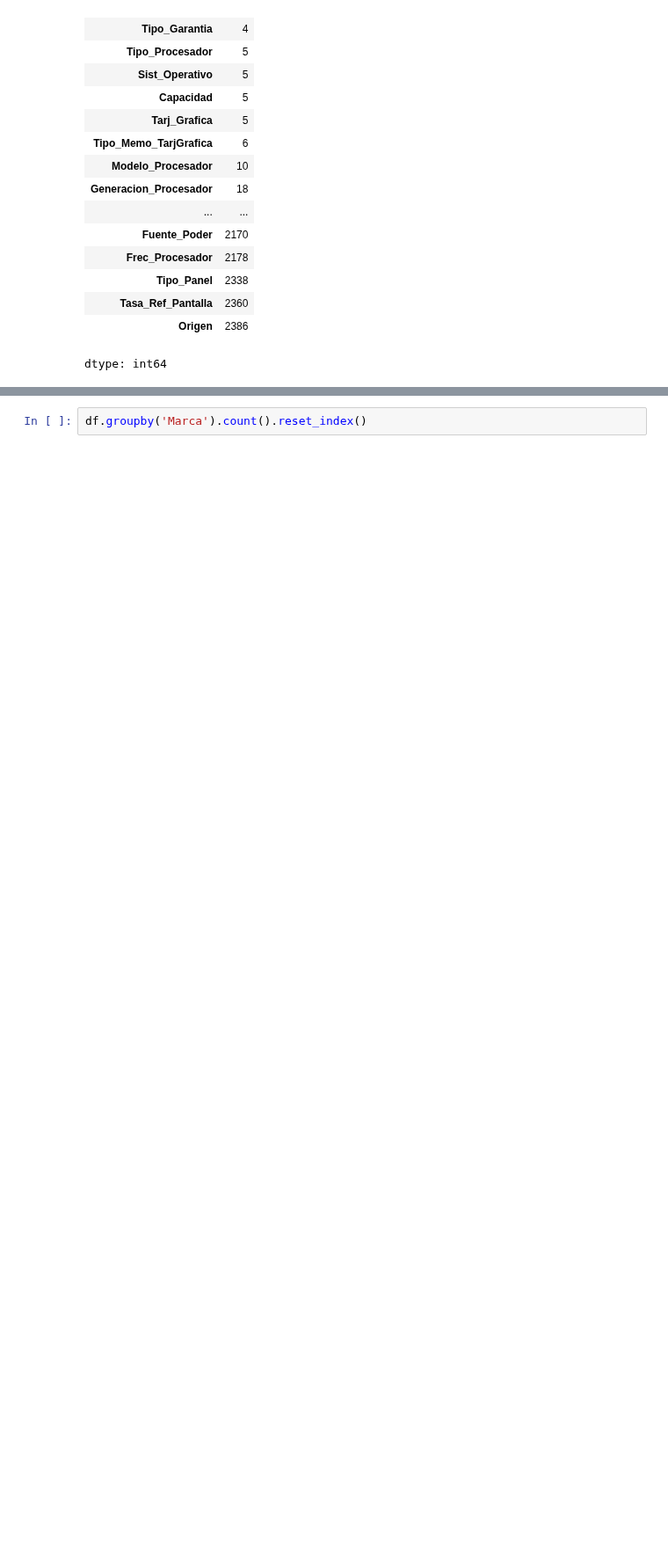
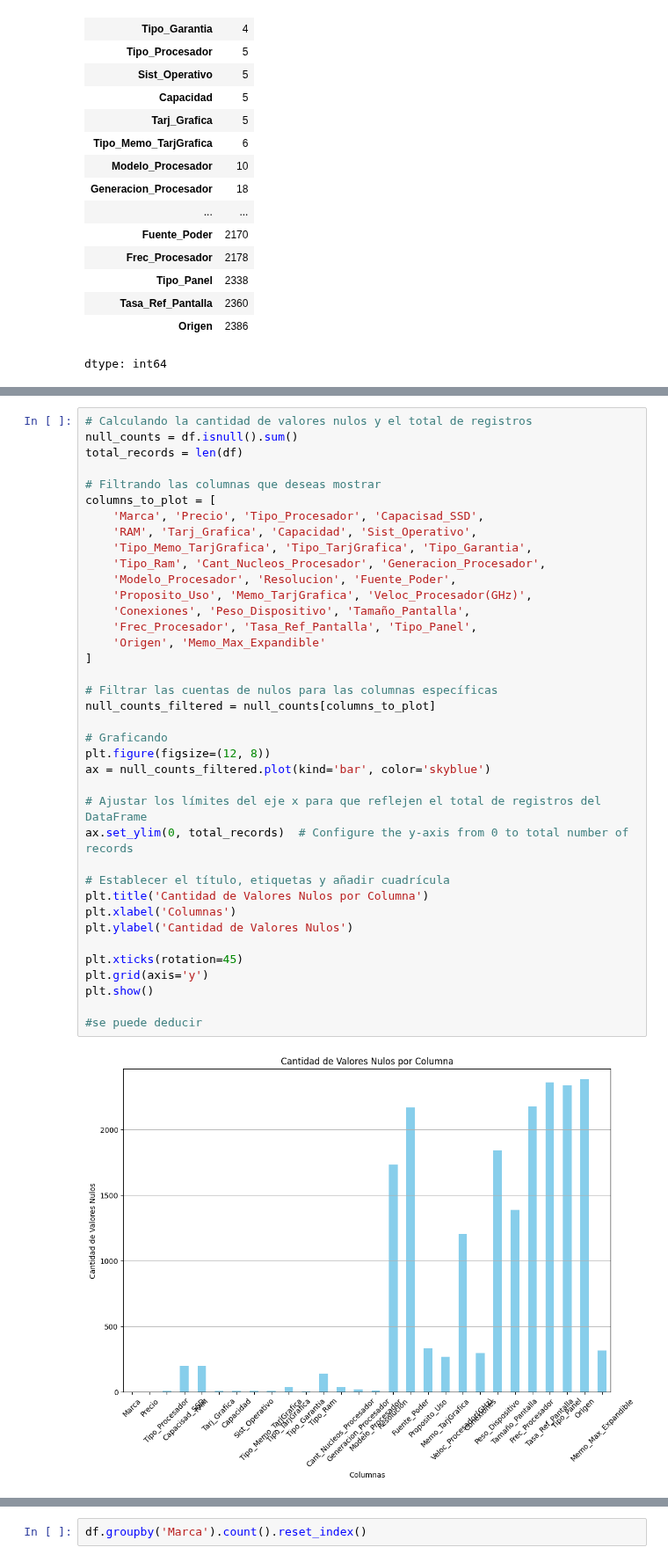
Before and after one commit to Jorge-Alvarez-23/Data-Science-II_Coder, a Jupyter notebook: PROYECTO.ipynb, the cells around one changed output, grey strips where cells are left out. Shown at 88% size. Saved outputs shown, nothing was run; the diff lists cells and outputs as text; blank space fills up the shorter version.

```diff
--- a/PROYECTO.ipynb
+++ b/PROYECTO.ipynb
@@ -175,0 +207,40 @@ df.isnull().sum().reset_index()
+# %%
+# Calculando la cantidad de valores nulos y el total de registros
+null_counts = df.isnull().sum()
+total_records = len(df)
+
+# Filtrando las columnas que deseas mostrar
+columns_to_plot = [
+    'Marca', 'Precio', 'Tipo_Procesador', 'Capacisad_SSD',
+    'RAM', 'Tarj_Grafica', 'Capacidad', 'Sist_Operativo',
+    'Tipo_Memo_TarjGrafica', 'Tipo_TarjGrafica', 'Tipo_Garantia',
+    'Tipo_Ram', 'Cant_Nucleos_Procesador', 'Generacion_Procesador',
+    'Modelo_Procesador', 'Resolucion', 'Fuente_Poder',
+    'Proposito_Uso', 'Memo_TarjGrafica', 'Veloc_Procesador(GHz)',
+    'Conexiones', 'Peso_Dispositivo', 'Tamaño_Pantalla',
+    'Frec_Procesador', 'Tasa_Ref_Pantalla', 'Tipo_Panel',
+    'Origen', 'Memo_Max_Expandible'
+]
+
+# Filtrar las cuentas de nulos para las columnas específicas
+null_counts_filtered = null_counts[columns_to_plot]
+
+# Graficando
+plt.figure(figsize=(12, 8))
+ax = null_counts_filtered.plot(kind='bar', color='skyblue')
+
+# Ajustar los límites del eje x para que reflejen el total de registros del DataFrame
+ax.set_ylim(0, total_records)  # Configure the y-axis from 0 to total number of records
+
+# Establecer el título, etiquetas y añadir cuadrícula
+plt.title('Cantidad de Valores Nulos por Columna')
+plt.xlabel('Columnas')
+plt.ylabel('Cantidad de Valores Nulos')
+
+plt.xticks(rotation=45)
+plt.grid(axis='y')
+plt.show()
+
+#se puede deducir
+# %% [output]
+[figure, added]
```
Also changed, not shown: parts of 12 cells of this notebook.
